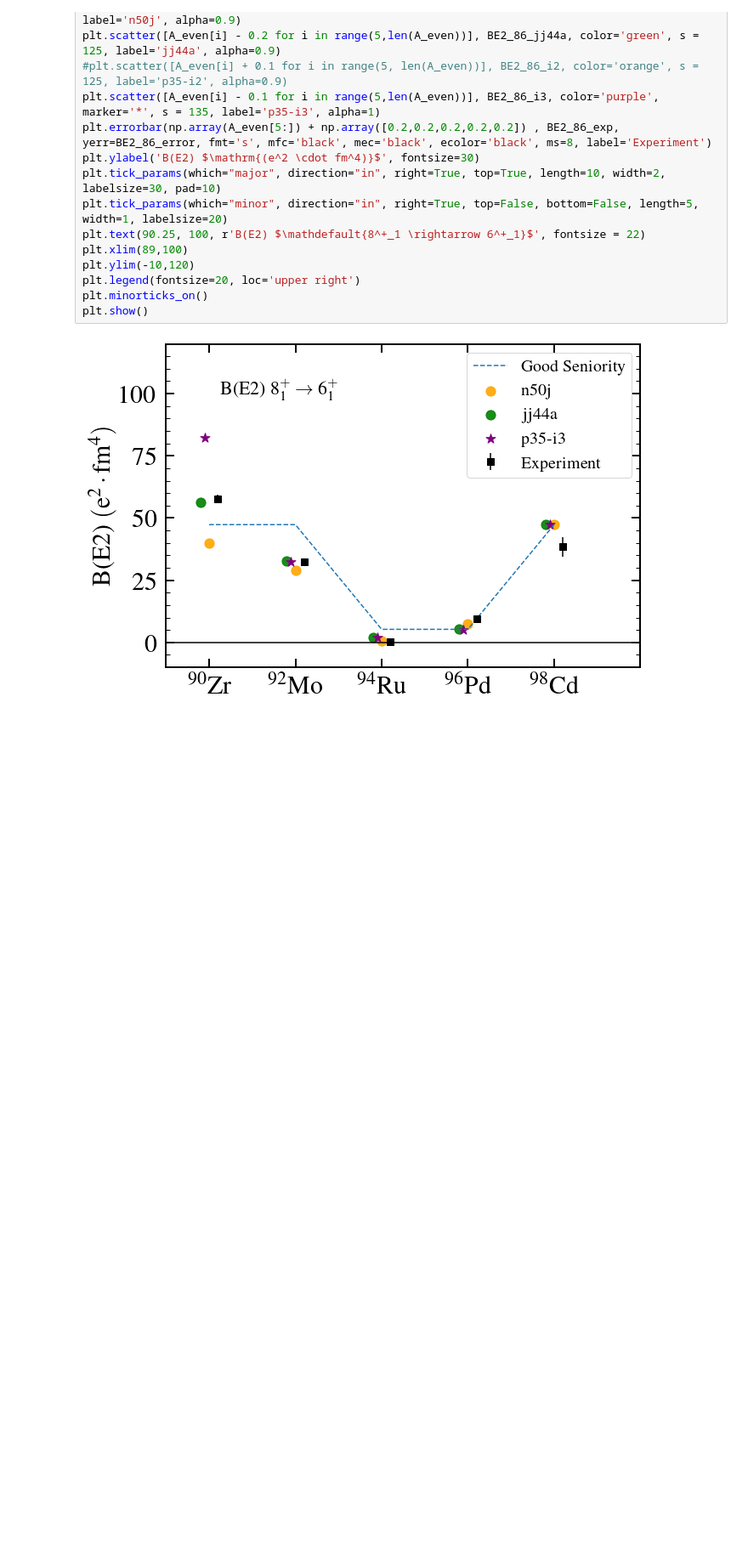
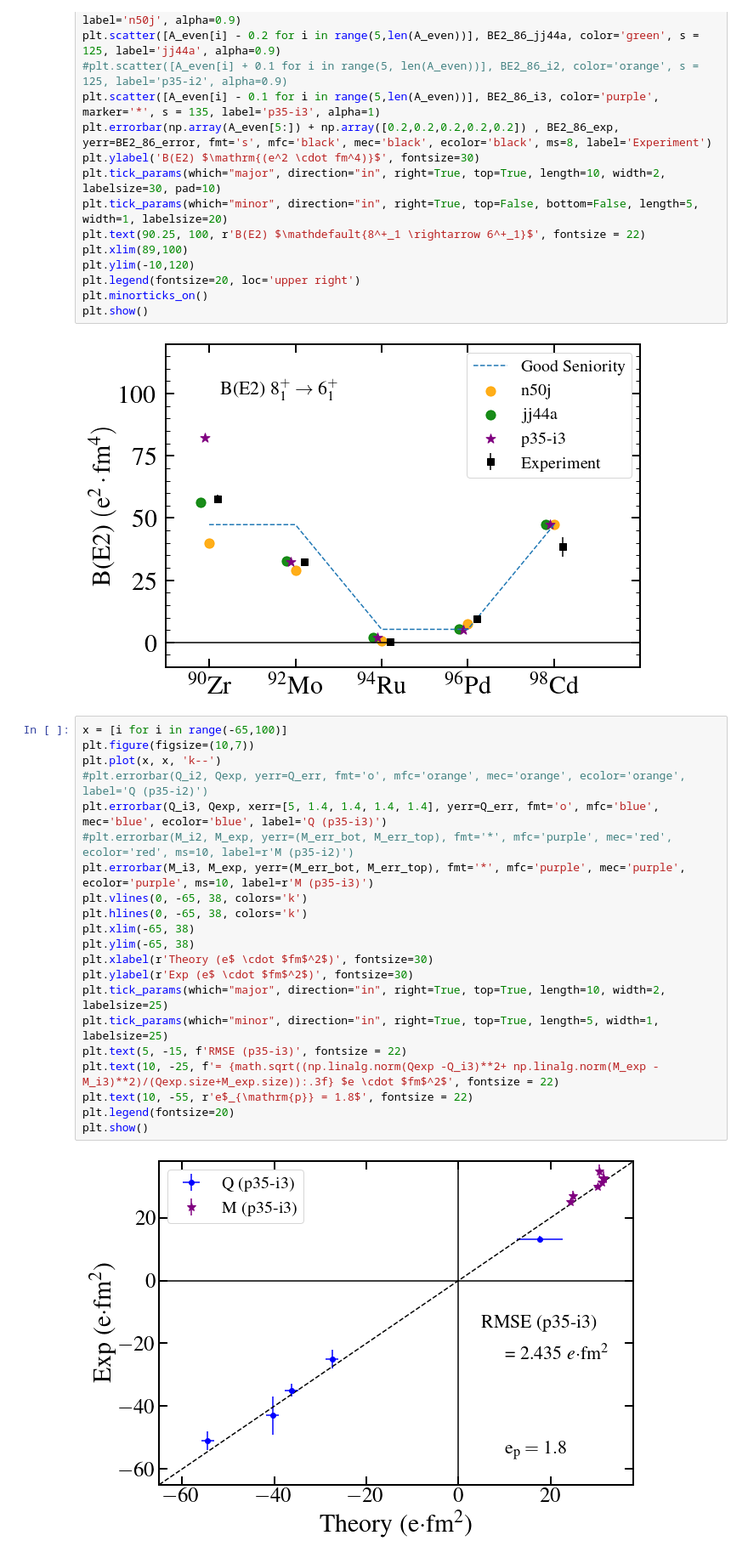
Before and after one commit to JordanPurcell/Research, a Jupyter notebook: plots/EM_properties.ipynb, the cells around one changed output. Shown: that part at 85% size. Cells and saved outputs as stored; diff of their text form; blank space fills up the shorter version.

```diff
--- a/plots/EM_properties.ipynb
+++ b/plots/EM_properties.ipynb
@@ -601,4 +607,27 @@ plt.minorticks_on()
 plt.show()
 # %% [output]
 [figure]
+# %%
+x = [i for i in range(-65,100)]
+plt.figure(figsize=(10,7))
+plt.plot(x, x, 'k--')
+#plt.errorbar(Q_i2, Qexp, yerr=Q_err, fmt='o', mfc='orange', mec='orange', ecolor='orange', label='Q (p35-i2)')
+plt.errorbar(Q_i3, Qexp, xerr=[5, 1.4, 1.4, 1.4, 1.4], yerr=Q_err, fmt='o', mfc='blue', mec='blue', ecolor='blue', label='Q (p35-i3)')
+#plt.errorbar(M_i2, M_exp, yerr=(M_err_bot, M_err_top), fmt='*', mfc='purple', mec='red', ecolor='red', ms=10, label=r'M (p35-i2)')
+plt.errorbar(M_i3, M_exp, yerr=(M_err_bot, M_err_top), fmt='*', mfc='purple', mec='purple', ecolor='purple', ms=10, label=r'M (p35-i3)')
+plt.vlines(0, -65, 38, colors='k')
+plt.hlines(0, -65, 38, colors='k')
+plt.xlim(-65, 38)
+plt.ylim(-65, 38)
+plt.xlabel(r'Theory (e$ \cdot $fm$^2$)', fontsize=30)
+plt.ylabel(r'Exp (e$ \cdot $fm$^2$)', fontsize=30)
+plt.tick_params(which="major", direction="in", right=True, top=True, length=10, width=2, labelsize=25)
+plt.tick_params(which="minor", direction="in", right=True, top=True, length=5, width=1, labelsize=25)
+plt.text(5, -15, f'RMSE (p35-i3)', fontsize = 22)
+plt.text(10, -25, f'= {math.sqrt((np.linalg.norm(Qexp -Q_i3)**2+ np.linalg.norm(M_exp -M_i3)**2)/(Qexp.size+M_exp.size)):.3f} $e \cdot $fm$^2$', fontsize = 22)
+plt.text(10, -55, r'e$_{\mathrm{p}} = 1.8$', fontsize = 22)
+plt.legend(fontsize=20)
+plt.show()
+# %% [output]
+[figure, added]
 # %%
```
Also changed, not shown: parts of 7 cells of this notebook, 9 other files.
